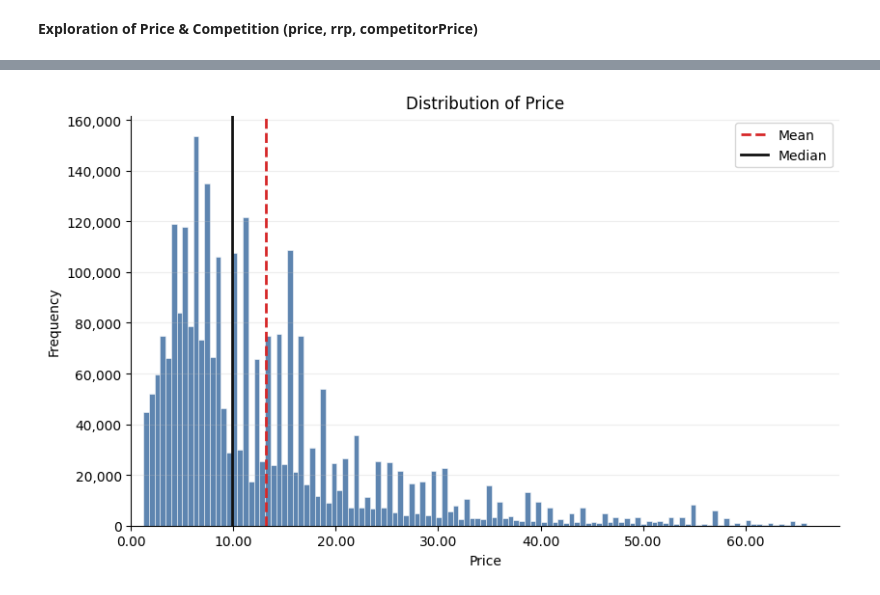
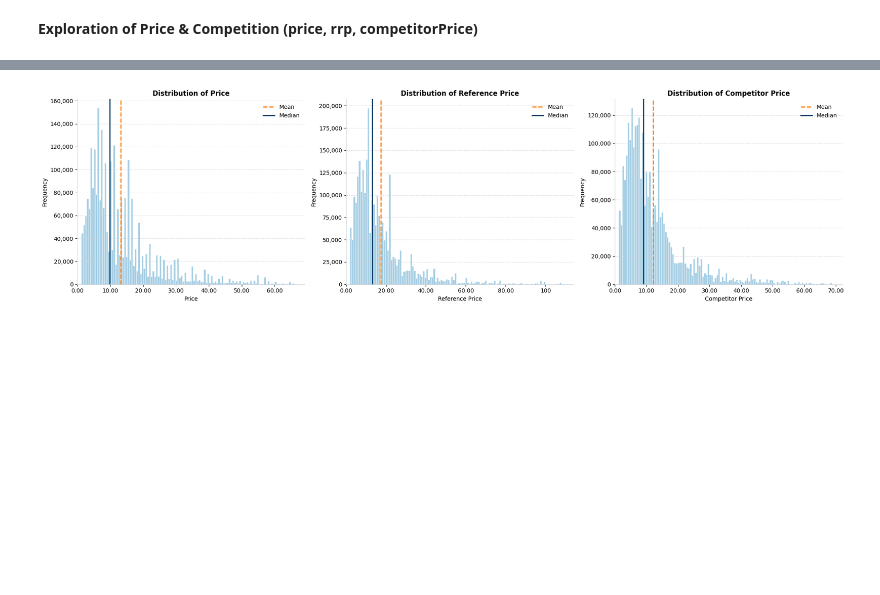
Before and after one commit to annageiser/analytics-project, a Jupyter notebook: main.ipynb, the cells around one changed output, grey strips where cells are left out. Cells and saved outputs as stored; diff of their text form; code cells hidden in the pictures; blank space fills up the shorter version.

Commit message:
Implemented global colour palette and adjusted the price distribution plot

```diff
--- a/main.ipynb
+++ b/main.ipynb
@@ -1003,8 +1072,18 @@ from pathlib import Path
 
 # ============================================================
 # Expert Distribution Analysis: price, rrp, competitorPrice
-# R-style visuals with human-readable axes
 # ============================================================
+
+viz = globals().get(
+    "VIZ_COLORS",
+    {
+        "primary": "#1f77b4",
+        "primary_light": "#9ecae1",
+        "primary_dark": "#0b3c66",
+        "highlight": "#ff7f0e",
+        "neutral_light": "#d1d5db",
+    },
+)
 
 ATTRIBUTES = ["price", "rrp", "competitorPrice"]
 LOW_Q = 0.01
@@ -1107,11 +1186,7 @@ FIGURES_DIR.mkdir(parents=True, exist_ok=True)
 quality_tbl.to_csv(PROCESSED_DIR / "price_attr_quality.csv", index=False)
 summary_tbl.to_csv(PROCESSED_DIR / "price_attr_distribution_summary.csv", index=False)
 
-# 4) Three separate R-style distribution plots (one per attribute)
-# To keep charts readable for skewed data, the central p1-p99 range is plotted.
-colors = ["#4C78A8", "#F58518", "#54A24B"]
-figure_paths = []
-
+# 4) One combined figure with three side-by-side distributions
 title_map = {
     "price": "Distribution of Price",
     "rrp": "Distribution of Reference Price",
@@ -1124,11 +1199,6 @@ x_label_map = {
     "competitorPrice": "Competitor Price",
 }
 
-# Minimal white theme (no grey background fill)
-plt.style.use("default")
-plt.rcParams["figure.facecolor"] = "white"
-plt.rcParams["axes.facecolor"] = "white"
-
 
 def readable_x(v, _):
     if abs(v) >= 100:
@@ -1136,54 +1206,68 @@ def readable_x(v, _):
     return f"{v:,.2f}"
 
 
-for c, color in zip(ATTRIBUTES, colors):
+plot_specs = []
+for c in ATTRIBUTES:
     s = work[c].dropna()
     p01 = float(s.quantile(LOW_Q))
     p99 = float(s.quantile(HIGH_Q))
     plot_s = s[(s >= p01) & (s <= p99)]
 
-    bins = fd_bin_count(plot_s.to_numpy())
-    mean_v = float(plot_s.mean())
-    median_v = float(plot_s.median())
+    plot_specs.append(
+        {
+            "attribute": c,
+            "series": plot_s,
+            "bins": fd_bin_count(plot_s.to_numpy()),
+            "mean": float(plot_s.mean()),
+            "median": float(plot_s.median()),
+        }
+    )
 
-    fig, ax = plt.subplots(figsize=(8.5, 5.2))
-    fig.patch.set_facecolor("white")
+fig, axes = plt.subplots(1, len(ATTRIBUTES), figsize=(20, 5.5))
+fig.patch.set_facecolor("white")
+
+if len(ATTRIBUTES) == 1:
+    axes = [axes]
+
+for ax, spec in zip(axes, plot_specs):
+    c = spec["attribute"]
+    plot_s = spec["series"]
+
     ax.set_facecolor("white")
+    ax.hist(
+        plot_s,
+        bins=spec["bins"],
+        color=viz["primary_light"],
+        alpha=0.9,
+        edgecolor="white",
+        linewidth=0.4,
+    )
 
-    ax.hist(plot_s, bins=bins, color=color, alpha=0.9, edgecolor="white", linewidth=0.4)
-
-    ax.axvline(mean_v, color="#D62728", linestyle="--", linewidth=2, label="Mean")
-    ax.axvline(median_v, color="#111111", linestyle="-", linewidth=2, label="Median")
+    ax.axvline(spec["mean"], color=viz["highlight"], linestyle="--", linewidth=2, label="Mean")
+    ax.axvline(spec["median"], color=viz["primary_dark"], linestyle="-", linewidth=2, label="Median")
 
     ax.set_title(title_map[c])
     ax.set_xlabel(x_label_map[c])
     ax.set_ylabel("Frequency")
-
-    # Start x-axis at zero as requested
     ax.set_xlim(left=0)
 
-    # Minimal look
     ax.spines["top"].set_visible(False)
     ax.spines["right"].set_visible(False)
-    ax.grid(axis="y", linestyle="-", alpha=0.25, color="#bfbfbf")
-
+    ax.grid(axis="y", alpha=0.8, color=viz["neutral_light"])
     ax.yaxis.set_major_formatter(FuncFormatter(lambda v, _: f"{int(v):,}"))
     ax.xaxis.set_major_formatter(FuncFormatter(readable_x))
-
     ax.legend(loc="upper right")
 
-    fig.tight_layout()
-    fig_path = FIGURES_DIR / f"price_distribution_{c}.png"
-    fig.savefig(fig_path, dpi=300, bbox_inches="tight")
-    figure_paths.append(fig_path)
-    print(f"Saved figure to: {fig_path.resolve()}")
-    plt.show()
-    plt.close(fig)
+fig.tight_layout()
+combined_path = FIGURES_DIR / "price_distribution_all.png"
+fig.savefig(combined_path, dpi=300, bbox_inches="tight")
+print(f"Saved figure to: {combined_path.resolve()}")
+plt.show()
+plt.close(fig)
 
 # 5) Minimal console output
 print("Saved artifacts:")
 print((PROCESSED_DIR / "price_attr_quality.csv").resolve())
 print((PROCESSED_DIR / "price_attr_distribution_summary.csv").resolve())
-for p in figure_paths:
-    print(p.resolve())
+print(combined_path.resolve())
 # %% [output]
@@ -1191 +1275 @@ Saved figure to: /Users/annageiser/Documents/GitHub/analytics-project/figures/pr
-[figure, old version]
+[figure, new version]
```
Also changed, not shown: parts of 7 cells of this notebook.
